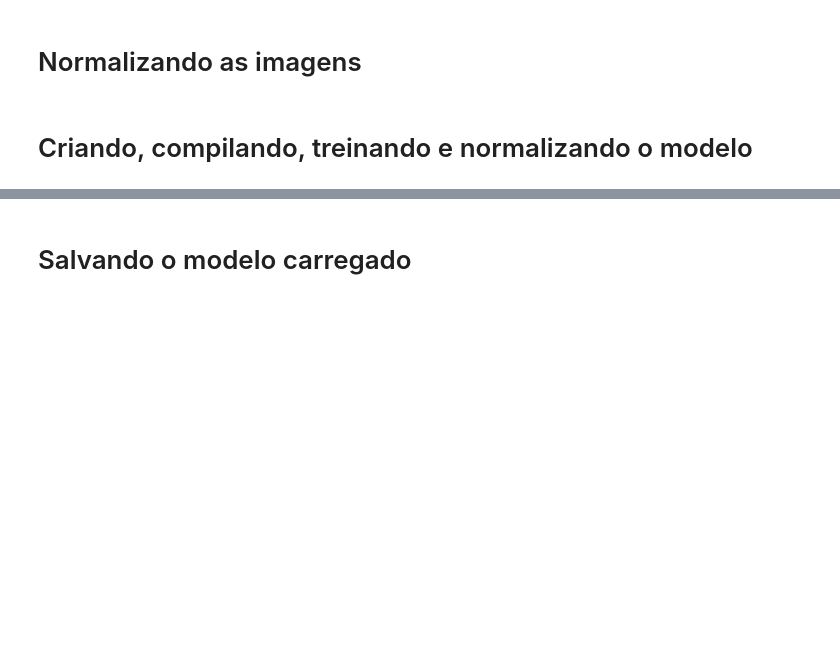
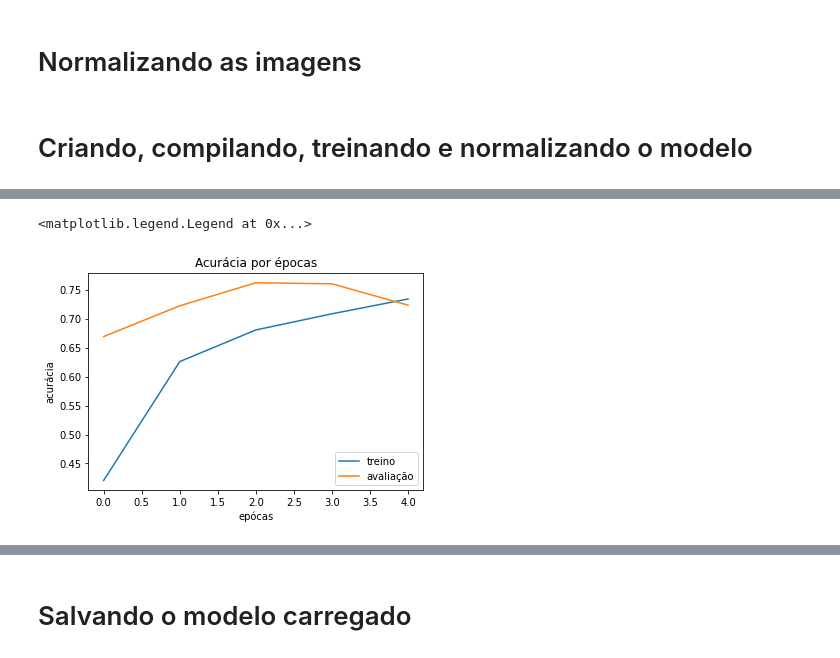
Before and after one commit to lari-guimaraes/Estudos_machine_learning, a Jupyter notebook: Deep_Learning.ipynb, the cells around one changed output, grey strips where cells are left out. Cells and saved outputs as stored; diff of their text form; code cells hidden in the pictures; blank space fills up the shorter version.

```diff
--- a/Deep_Learning.ipynb
+++ b/Deep_Learning.ipynb
@@ -67,0 +173,10 @@ Epoch 5/5
+# %%
+plt.plot(historico.history['accuracy'])
+plt.plot(historico.history['val_accuracy'])
+plt.title('Acurácia por épocas')
+plt.xlabel('epócas')
+plt.ylabel('acurácia')
+plt.legend(['treino', 'avaliação'])
+# %% [output]
+<matplotlib.legend.Legend at 0x...>
+[figure, added]
```
Also changed, not shown: parts of 17 cells of this notebook.
